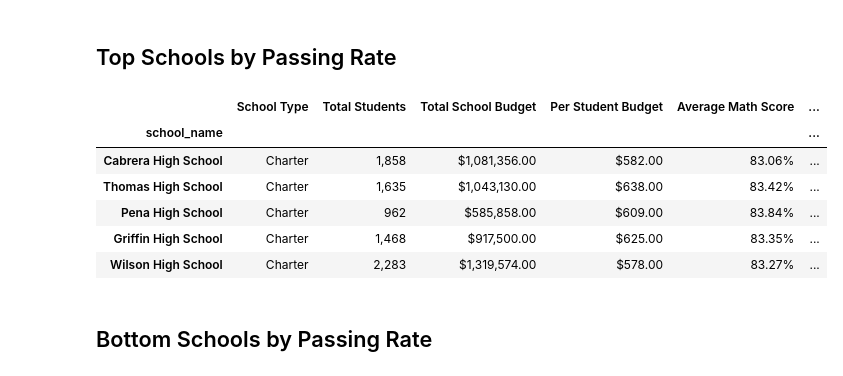
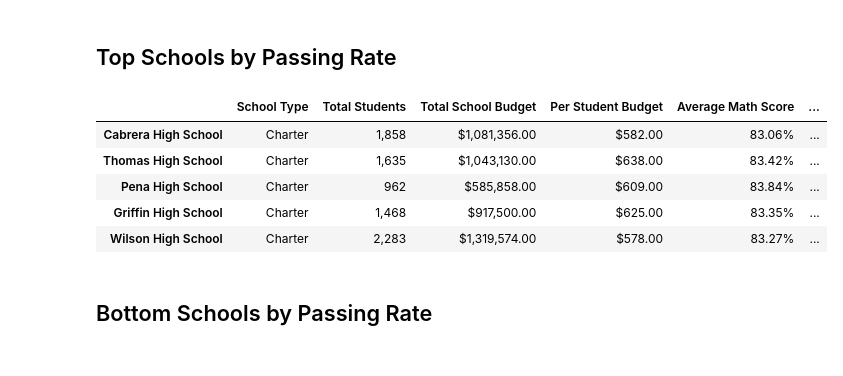
Before and after one commit to troypramsey/pandas-challenge, a Jupyter notebook: PyCitySchools.ipynb, the cells around one changed output. Drawn from its saved outputs; the diff is of its cells as text; code cells hidden in the pictures.

```diff
--- a/PyCitySchools.ipynb
+++ b/PyCitySchools.ipynb
@@ -78,6 +78,7 @@ school_group_df['% Passing Reading'] = (reading_passing_grouped['Student ID'].co
 school_group_df['% Overall Passing Rate'] = (school_group_df['% Passing Math'] + school_group_df['% Passing Reading'])/ 2
 
 # Formatting school summary dataframe
+school_group_df.index.name = None
 school_summary_final = school_group_df.style.format(
     {'Total Students': '{:,}',
      'Total School Budget': '${:,.2f}',
@@ -117,23 +117,23 @@ school_summary_final
 # %%
 # Building sorted top schools dataframe
 top_schools_df = school_group_df.sort_values(by=['% Overall Passing Rate'], ascending=False)
 
 # Formatting top schools dataframe
+top_schools_df.index.name = None
 top_schools_final = top_schools_df.head(5).style.format(
     {'Total Students': '{:,}',
      'Total School Budget': '${:,.2f}',
      'Per Student Budget': '${:,.2f}',
      'Average Math Score': '{:.2%}',
      'Average Reading Score': '{:.2%}',
      '% Passing Math': '{:.2%}',
      '% Passing Reading': '{:.2%}',
      '% Overall Passing Rate': '{:.2%}'})
 
 # Printing top schools dataframe
 top_schools_final
 # %% [output]
 |  | School Type | Total Students | Total School Budget | Per Student Budget | Average Math Score | ... |
-| school_name |  |  |  |  |  | ... |
 | Cabrera High School | Charter | 1,858 | $1,081,356.00 | $582.00 | 83.06% | ... |
 | Thomas High School | Charter | 1,635 | $1,043,130.00 | $638.00 | 83.42% | ... |
 | Pena High School | Charter | 962 | $585,858.00 | $609.00 | 83.84% | ... |
```
Also changed, not shown: parts of 5 cells of this notebook.
